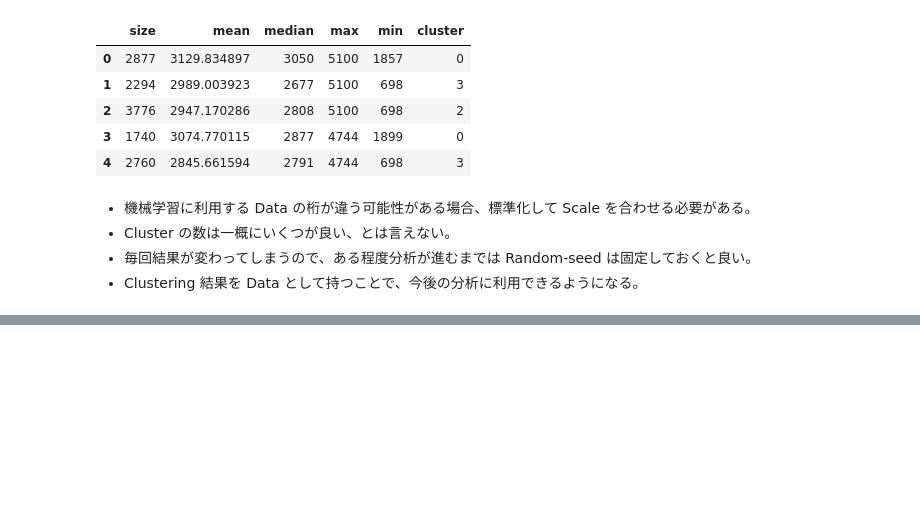
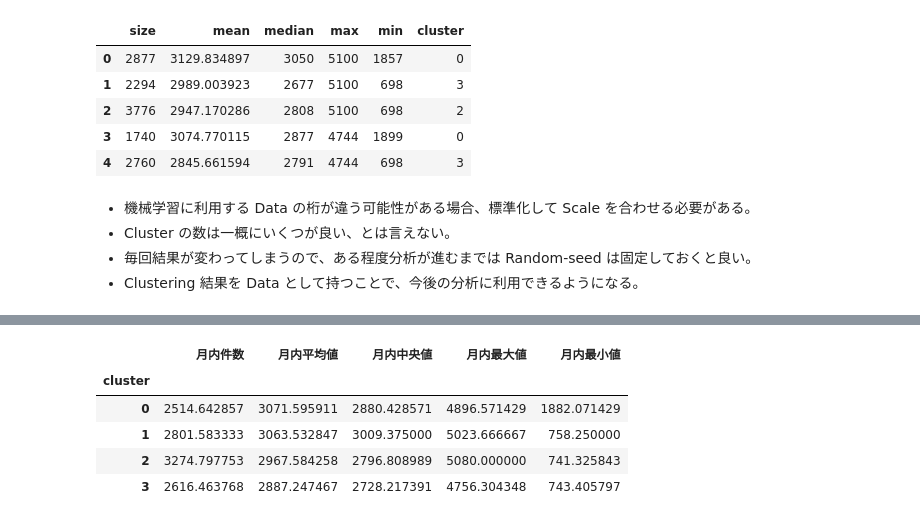
Before and after one commit to 1024xx4/machine_learning_system_100_knocks, a Jupyter notebook: section2/section2.ipynb, the cells around one changed output, grey strips where cells are left out. Saved outputs shown, nothing was run; the diff lists cells and outputs as text; code cells hidden in the pictures; blank space fills up the shorter version.

```diff
--- a/section2/section2.ipynb
+++ b/section2/section2.ipynb
@@ -352,0 +366,10 @@ store_clustering.head()
+# %%
+# 各 Cluster の金額を確認
+store_clustering.groupby('cluster').mean()
+# %% [output]
+|  | 月内件数 | 月内平均値 | 月内中央値 | 月内最大値 | 月内最小値 |
+| cluster |  |  |  |  |  |
+| 0 | 2514.642857 | 3071.595911 | 2880.428571 | 4896.571429 | 1882.071429 |
+| 1 | 2801.583333 | 3063.532847 | 3009.375000 | 5023.666667 | 758.250000 |
+| 2 | 3274.797753 | 2967.584258 | 2796.808989 | 5080.000000 | 741.325843 |
+| 3 | 2616.463768 | 2887.247467 | 2728.217391 | 4756.304348 | 743.405797 |
```
Also changed, not shown: parts of 3 cells of this notebook.
